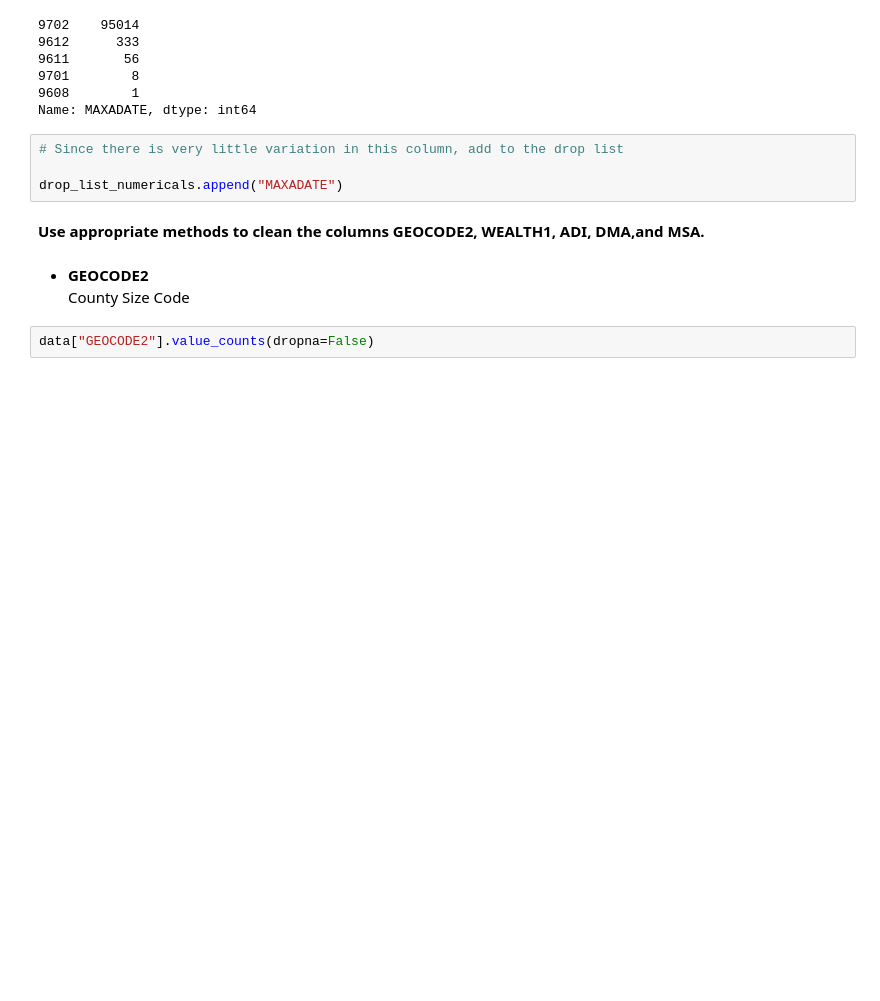
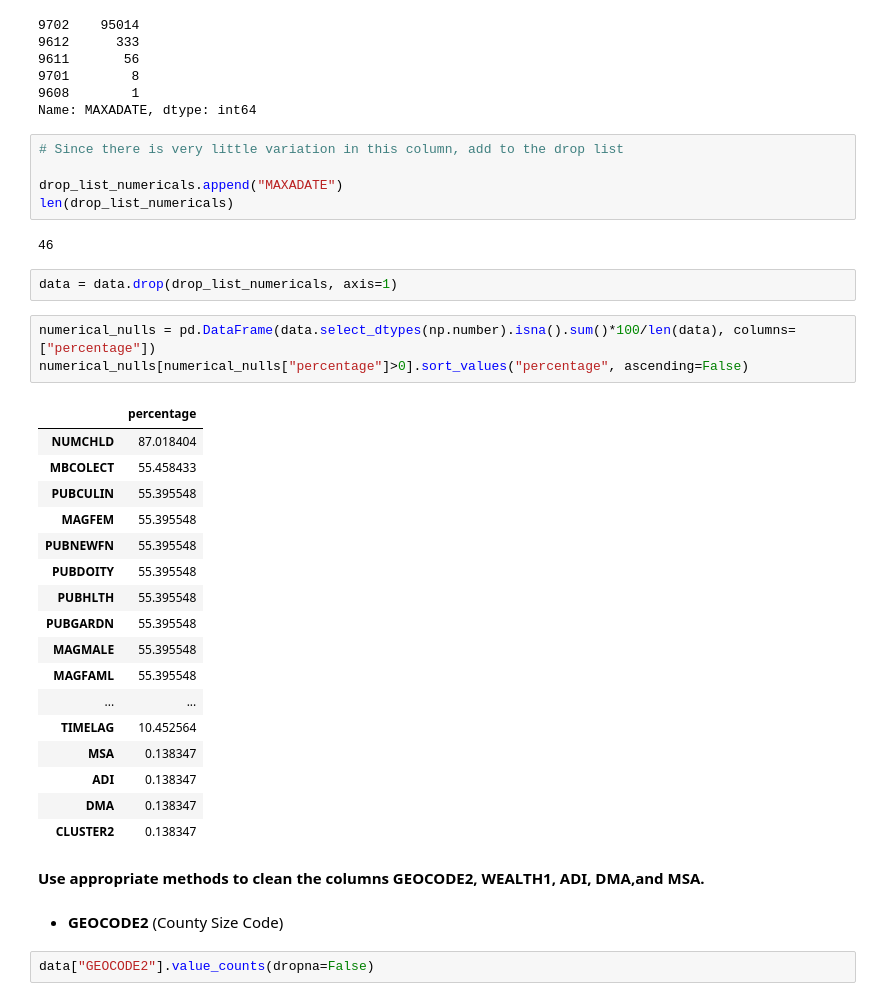
Before and after one commit to mariabollain/lab-feature-engineering, a Jupyter notebook: labsolution.ipynb, the cells around one changed output. Cells and saved outputs as stored; diff of their text form; blank space fills up the shorter version.

```diff
--- a/labsolution.ipynb
+++ b/labsolution.ipynb
@@ -129,11 +129,36 @@ Name: MAXADATE, dtype: int64
 # Since there is very little variation in this column, add to the drop list
 
 drop_list_numericals.append("MAXADATE")
+len(drop_list_numericals)
+# %% [output]
+46
+# %%
+data = data.drop(drop_list_numericals, axis=1)
+# %%
+numerical_nulls = pd.DataFrame(data.select_dtypes(np.number).isna().sum()*100/len(data), columns=["percentage"])
+numerical_nulls[numerical_nulls["percentage"]>0].sort_values("percentage", ascending=False)
+# %% [output]
+|  | percentage |
+| NUMCHLD | 87.018404 |
+| MBCOLECT | 55.458433 |
+| PUBCULIN | 55.395548 |
+| MAGFEM | 55.395548 |
+| PUBNEWFN | 55.395548 |
+| PUBDOITY | 55.395548 |
+| PUBHLTH | 55.395548 |
+| PUBGARDN | 55.395548 |
+| MAGMALE | 55.395548 |
+| MAGFAML | 55.395548 |
+| ... | ... |
+| TIMELAG | 10.452564 |
+| MSA | 0.138347 |
+| ADI | 0.138347 |
+| DMA | 0.138347 |
+| CLUSTER2 | 0.138347 |
 # %% [markdown]
 **Use appropriate methods to clean the columns GEOCODE2, WEALTH1, ADI, DMA,and MSA.**
 # %% [markdown]
-- **GEOCODE2**
-<br>County Size Code
+- **GEOCODE2** (County Size Code)
 # %%
 data["GEOCODE2"].value_counts(dropna=False)
 # %% [output]
```
Also changed, not shown: parts of 16 cells of this notebook.
